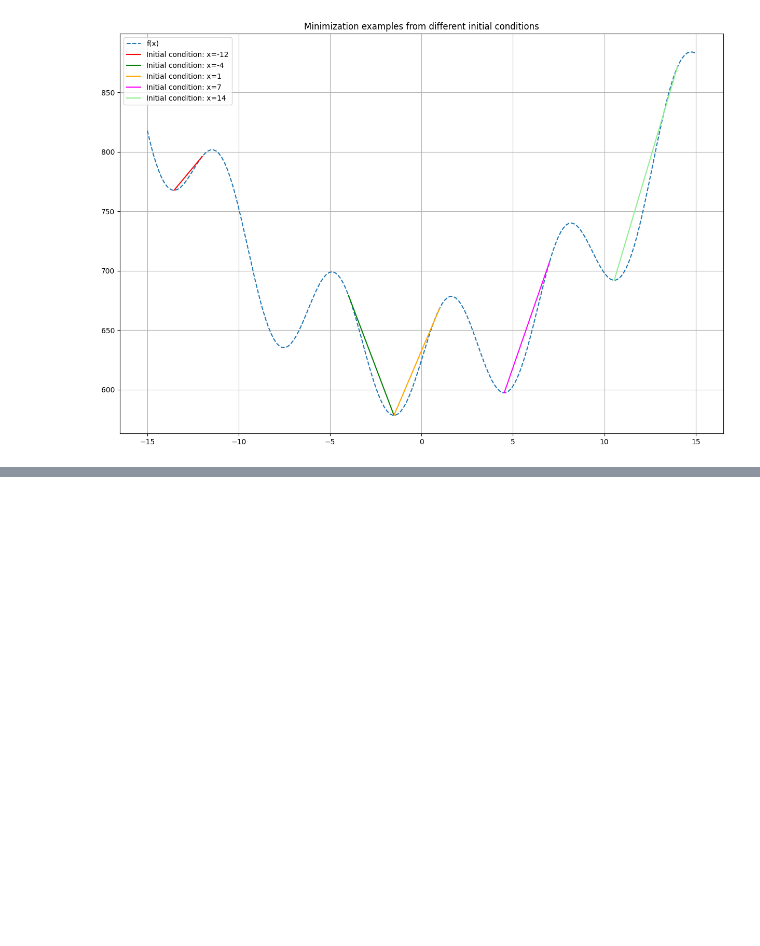
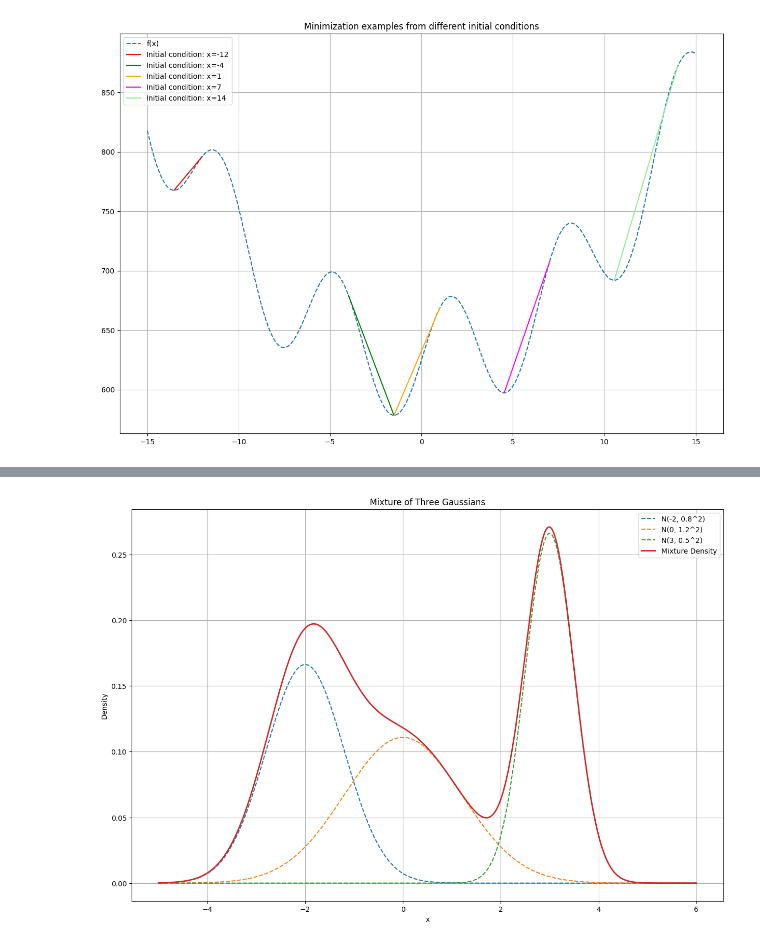
Before and after one commit to ULB-MachineLearningGroup/INFO-F422, a Jupyter notebook: Practicals/01.ipynb, the cells around one changed output, grey strips where cells are left out. Drawn from its saved outputs; the diff is of its cells as text; code cells hidden in the pictures; blank space fills up the shorter version.

```diff
--- a/Practicals/01.ipynb
+++ b/Practicals/01.ipynb
@@ -552,0 +559,24 @@ plt.show()
+# %%
+means = [-2, 0, 3]
+stds = [0.8, 1.2, 0.5]
+weights = [1/3, 1/3, 1/3]
+
+x = np.linspace(-5, 6, 1000)
+
+y = np.zeros_like(x)
+for mean, std, weight in zip(means, stds, weights):
+    y += weight * sp.stats.norm.pdf(x, mean, std)
+
+plt.figure(figsize=(15, 10))
+for mean, std, weight in zip(means, stds, weights):
+    plt.plot(x, weight * sp.stats.norm.pdf(x, mean, std), '--', label=f'N({mean}, {std}^2)')
+
+plt.plot(x, y, label='Mixture Density', linewidth=2)
+plt.legend()
+plt.xlabel('x')
+plt.ylabel('Density')
+plt.grid()
+plt.title('Mixture of Three Gaussians')
+plt.show()
+# %% [output]
+[figure, added]
```
Also changed, not shown: parts of 1 cell of this notebook, 3 other files.
